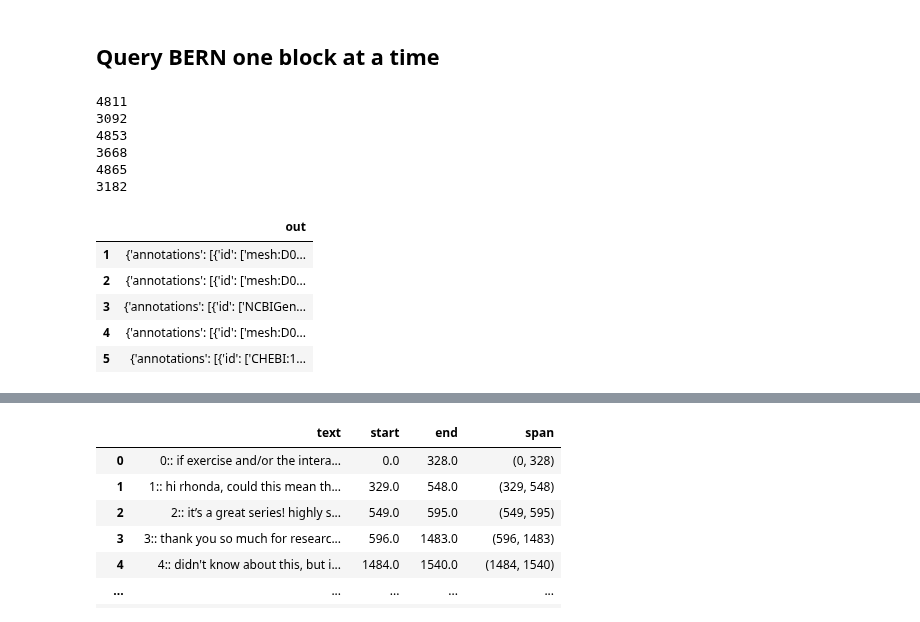
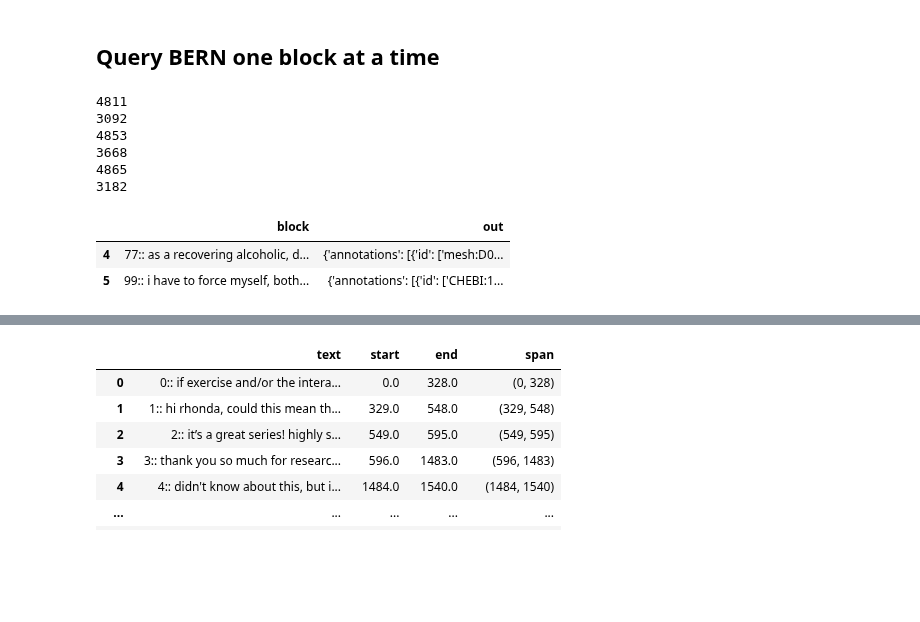
Before and after one commit to daveramseymusic/biobert-bern, a Jupyter notebook: nbs/01_found_my_fitness_bioBert_BERN.ipynb, the cells around one changed output, grey strips where cells are left out. Saved outputs shown, nothing was run; the diff lists cells and outputs as text; code cells hidden in the pictures; blank space fills up the shorter version.

```diff
--- a/nbs/01_found_my_fitness_bioBert_BERN.ipynb
+++ b/nbs/01_found_my_fitness_bioBert_BERN.ipynb
@@ -95,22 +95,19 @@ for o in blocks: print(o[:50]); print()
 # %% [markdown]
 ## Query BERN one block at a time
 # %%
-df = pd.DataFrame()
+dfo = pd.DataFrame()
 for o in blocks:
-    print( len(o))
+    print(len(o))
     out = query_plain(text=o)
-    df = df.append({'out':out},ignore_index=True)
-df.tail()
+    dfo = dfo.append({'block':o, 'out':out},ignore_index=True)
+dfo.tail(2)
 # %% [output]
 4811
 3092
 4853
 3668
 4865
 3182
-|  | out |
-| 1 | {'annotations': [{'id': ['mesh:D0... |
-| 2 | {'annotations': [{'id': ['mesh:D0... |
-| 3 | {'annotations': [{'id': ['NCBIGen... |
-| 4 | {'annotations': [{'id': ['mesh:D0... |
-| 5 | {'annotations': [{'id': ['CHEBI:1... |
+|  | block | out |
+| 4 | 77:: as a recovering alcoholic, d... | {'annotations': [{'id': ['mesh:D0... |
+| 5 | 99:: i have to force myself, both... | {'annotations': [{'id': ['CHEBI:1... |
```
Also changed, not shown: parts of 32 cells of this notebook, 1 other file.
